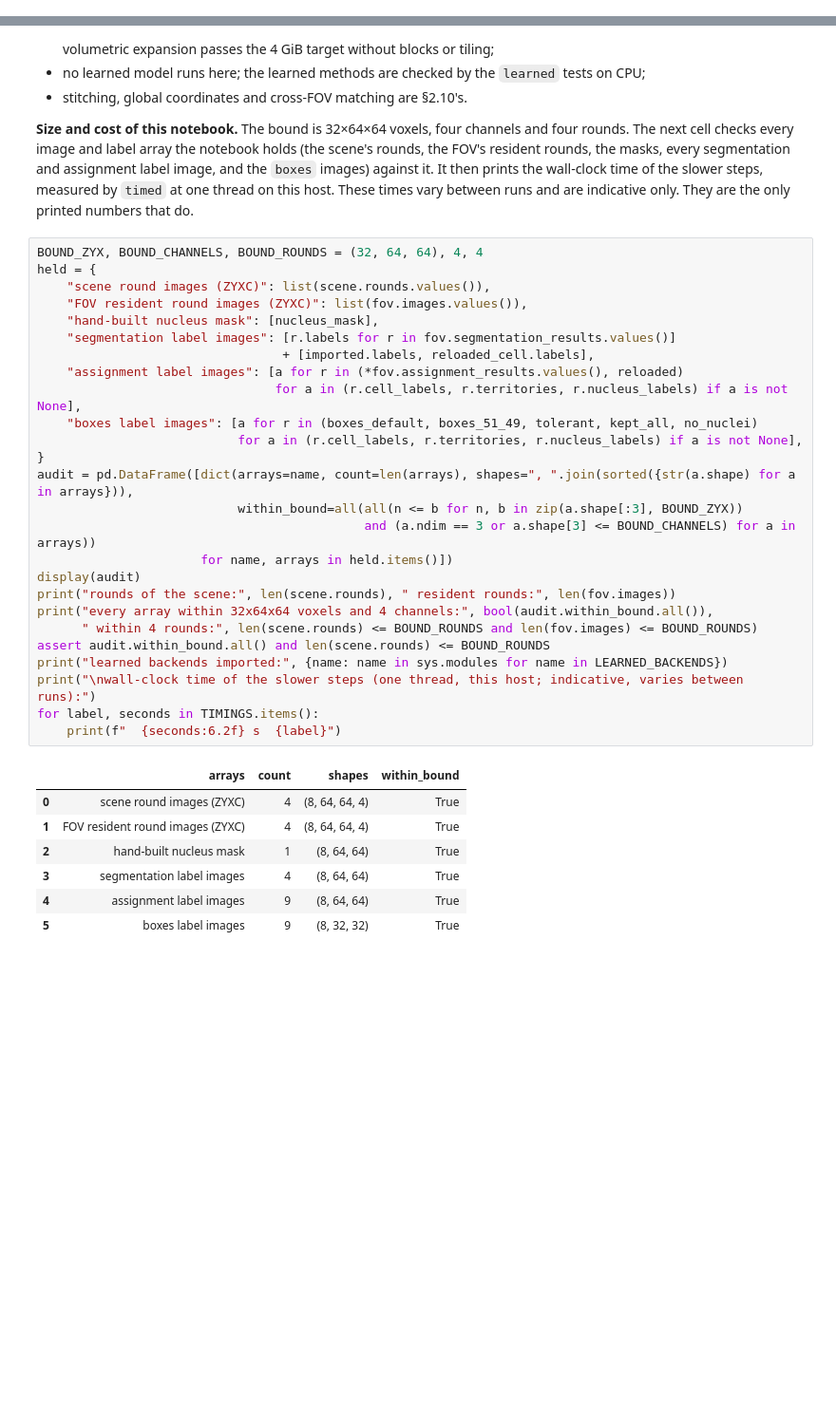
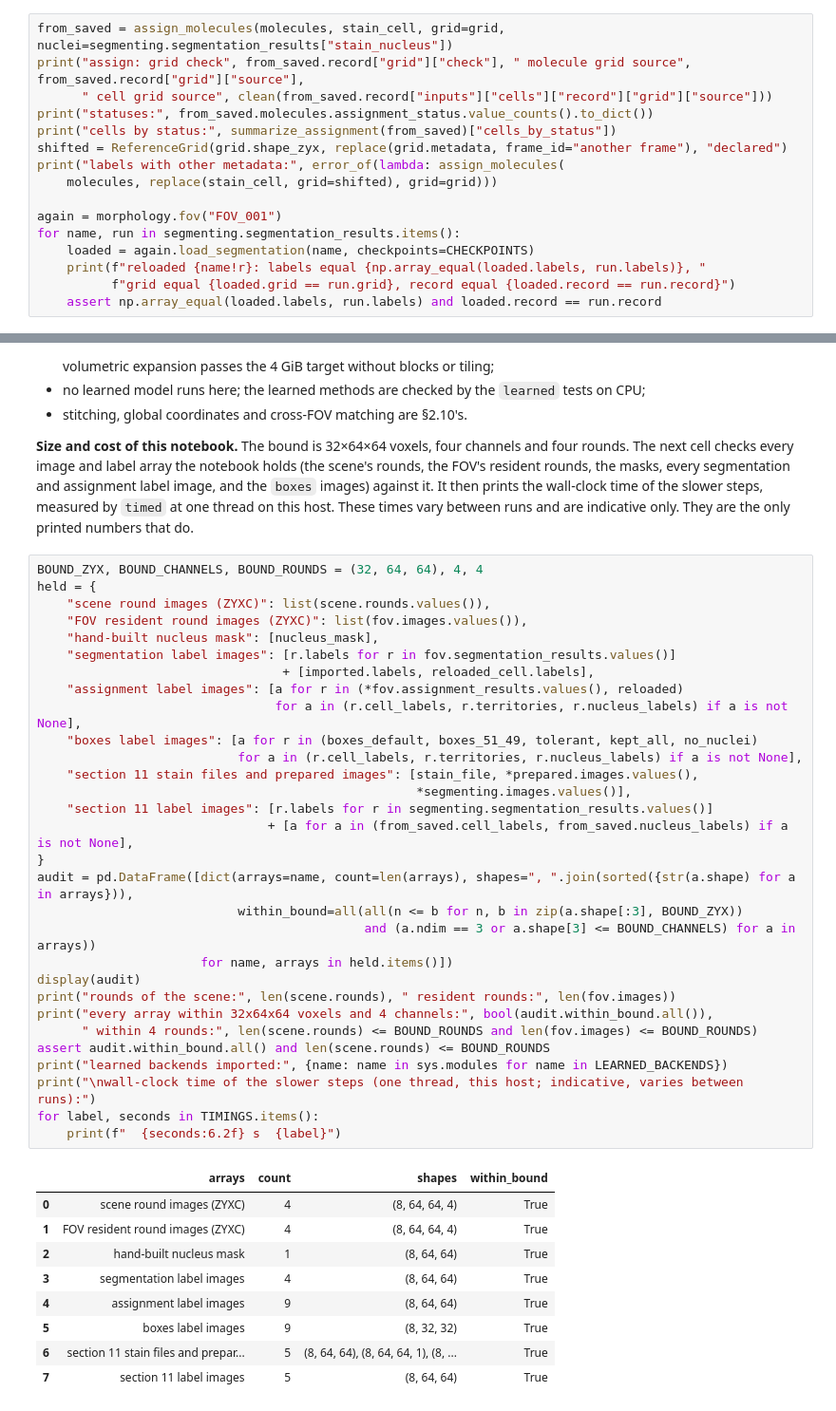
Before and after one commit to wanglab-broad/starfinder, a Jupyter notebook: example/introduction/starfinder_segmentation_assignment_tour.ipynb, the cells around one changed output, grey strips where cells are left out. Shown at 95% size. Cells and saved outputs as stored; diff of their text form; blank space fills up the shorter version.

```diff
--- a/example/introduction/starfinder_segmentation_assignment_tour.ipynb
+++ b/example/introduction/starfinder_segmentation_assignment_tour.ipynb
@@ -1333,0 +1500,16 @@ the checkpointed tables equal those of the in-memory call of section 5: True
+# %%
+from_saved = assign_molecules(molecules, stain_cell, grid=grid, nuclei=segmenting.segmentation_results["stain_nucleus"])
+print("assign: grid check", from_saved.record["grid"]["check"], " molecule grid source", from_saved.record["grid"]["source"],
+      " cell grid source", clean(from_saved.record["inputs"]["cells"]["record"]["grid"]["source"]))
+print("statuses:", from_saved.molecules.assignment_status.value_counts().to_dict())
+print("cells by status:", summarize_assignment(from_saved)["cells_by_status"])
+shifted = ReferenceGrid(grid.shape_zyx, replace(grid.metadata, frame_id="another frame"), "declared")
+print("labels with other metadata:", error_of(lambda: assign_molecules(
+    molecules, replace(stain_cell, grid=shifted), grid=grid)))
+
+again = morphology.fov("FOV_001")
+for name, run in segmenting.segmentation_results.items():
+    loaded = again.load_segmentation(name, checkpoints=CHECKPOINTS)
+    print(f"reloaded {name!r}: labels equal {np.array_equal(loaded.labels, run.labels)}, "
+          f"grid equal {loaded.grid == run.grid}, record equal {loaded.record == run.record}")
+    assert np.array_equal(loaded.labels, run.labels) and loaded.record == run.record
@@ -1464,33 +1654,39 @@ held = {
     "FOV resident round images (ZYXC)": list(fov.images.values()),
     "hand-built nucleus mask": [nucleus_mask],
     "segmentation label images": [r.labels for r in fov.segmentation_results.values()]
                                  + [imported.labels, reloaded_cell.labels],
     "assignment label images": [a for r in (*fov.assignment_results.values(), reloaded)
                                 for a in (r.cell_labels, r.territories, r.nucleus_labels) if a is not None],
     "boxes label images": [a for r in (boxes_default, boxes_51_49, tolerant, kept_all, no_nuclei)
                            for a in (r.cell_labels, r.territories, r.nucleus_labels) if a is not None],
+    "section 11 stain files and prepared images": [stain_file, *prepared.images.values(),
+                                                   *segmenting.images.values()],
+    "section 11 label images": [r.labels for r in segmenting.segmentation_results.values()]
+                               + [a for a in (from_saved.cell_labels, from_saved.nucleus_labels) if a is not None],
 }
 audit = pd.DataFrame([dict(arrays=name, count=len(arrays), shapes=", ".join(sorted({str(a.shape) for a in arrays})),
                            within_bound=all(all(n <= b for n, b in zip(a.shape[:3], BOUND_ZYX))
                                             and (a.ndim == 3 or a.shape[3] <= BOUND_CHANNELS) for a in arrays))
                       for name, arrays in held.items()])
 display(audit)
 print("rounds of the scene:", len(scene.rounds), " resident rounds:", len(fov.images))
 print("every array within 32x64x64 voxels and 4 channels:", bool(audit.within_bound.all()),
       " within 4 rounds:", len(scene.rounds) <= BOUND_ROUNDS and len(fov.images) <= BOUND_ROUNDS)
 assert audit.within_bound.all() and len(scene.rounds) <= BOUND_ROUNDS
 print("learned backends imported:", {name: name in sys.modules for name in LEARNED_BACKENDS})
 print("\nwall-clock time of the slower steps (one thread, this host; indicative, varies between runs):")
 for label, seconds in TIMINGS.items():
     print(f"  {seconds:6.2f} s  {label}")
 # %% [output]
 |  | arrays | count | shapes | within_bound |
 | 0 | scene round images (ZYXC) | 4 | (8, 64, 64, 4) | True |
 | 1 | FOV resident round images (ZYXC) | 4 | (8, 64, 64, 4) | True |
 | 2 | hand-built nucleus mask | 1 | (8, 64, 64) | True |
 | 3 | segmentation label images | 4 | (8, 64, 64) | True |
 | 4 | assignment label images | 9 | (8, 64, 64) | True |
 | 5 | boxes label images | 9 | (8, 32, 32) | True |
+| 6 | section 11 stain files and prepar... | 5 | (8, 64, 64), (8, 64, 64, 1), (8, ... | True |
+| 7 | section 11 label images | 5 | (8, 64, 64) | True |
 rounds of the scene: 4  resident rounds: 4
 every array within 32x64x64 voxels and 4 channels: True  within 4 rounds: True
 learned backends imported: {'stardist': False, 'tensorflow': False, 'cellpose': False, 'torch': False}
```
Also changed, not shown: parts of 13 cells of this notebook, 18 other files.
